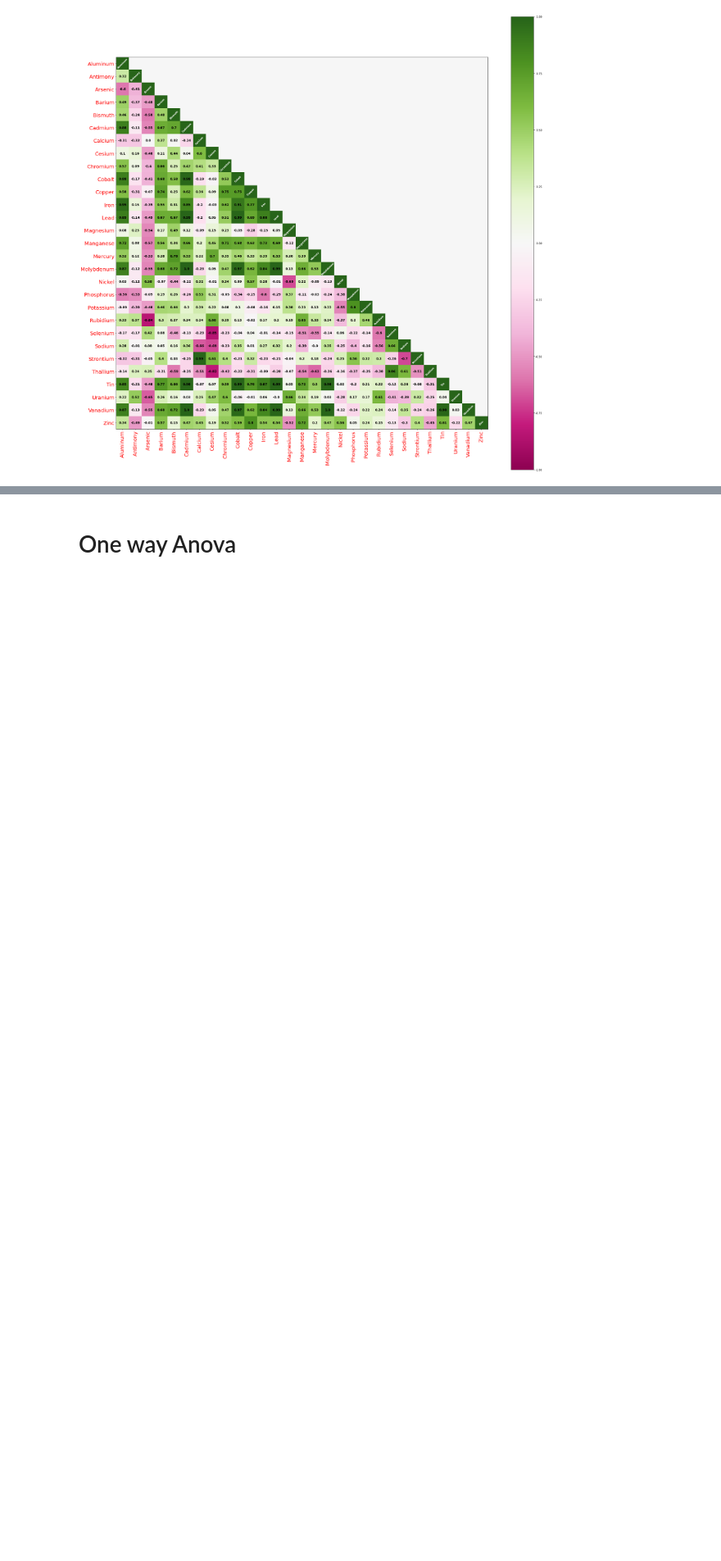
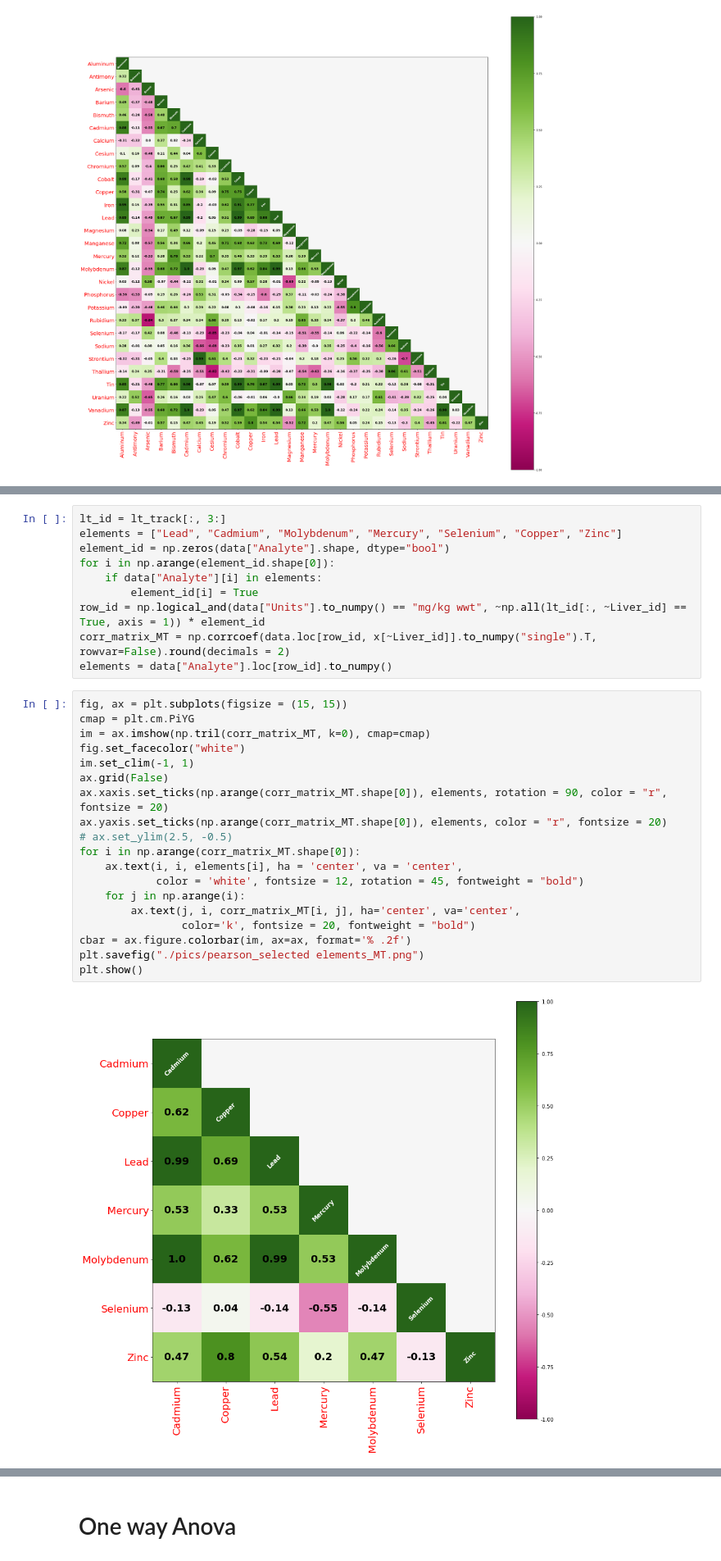
Before and after one commit to amirmtaghizadegan/Sturgeon, a Jupyter notebook: dup.ipynb, the cells around one changed output, grey strips where cells are left out. Shown at 82% size. Drawn from its saved outputs; the diff is of its cells as text; blank space fills up the shorter version.

Commit message:
"punch_data read and processed"

```diff
--- a/dup.ipynb
+++ b/dup.ipynb
@@ -239,0 +244,31 @@ plt.show()
+# %%
+lt_id = lt_track[:, 3:]
+elements = ["Lead", "Cadmium", "Molybdenum", "Mercury", "Selenium", "Copper", "Zinc"]
+element_id = np.zeros(data["Analyte"].shape, dtype="bool")
+for i in np.arange(element_id.shape[0]):
+    if data["Analyte"][i] in elements:
+        element_id[i] = True
+row_id = np.logical_and(data["Units"].to_numpy() == "mg/kg wwt", ~np.all(lt_id[:, ~Liver_id] == True, axis = 1)) * element_id
+corr_matrix_MT = np.corrcoef(data.loc[row_id, x[~Liver_id]].to_numpy("single").T, rowvar=False).round(decimals = 2)
+elements = data["Analyte"].loc[row_id].to_numpy()
+# %%
+fig, ax = plt.subplots(figsize = (15, 15))
+cmap = plt.cm.PiYG
+im = ax.imshow(np.tril(corr_matrix_MT, k=0), cmap=cmap)
+fig.set_facecolor("white")
+im.set_clim(-1, 1)
+ax.grid(False)
+ax.xaxis.set_ticks(np.arange(corr_matrix_MT.shape[0]), elements, rotation = 90, color = "r", fontsize = 20)
+ax.yaxis.set_ticks(np.arange(corr_matrix_MT.shape[0]), elements, color = "r", fontsize = 20)
+# ax.set_ylim(2.5, -0.5)
+for i in np.arange(corr_matrix_MT.shape[0]):
+    ax.text(i, i, elements[i], ha = 'center', va = 'center',
+            color = 'white', fontsize = 12, rotation = 45, fontweight = "bold")
+    for j in np.arange(i):
+        ax.text(j, i, corr_matrix_MT[i, j], ha='center', va='center',
+                color='k', fontsize = 20, fontweight = "bold")
+cbar = ax.figure.colorbar(im, ax=ax, format='% .2f')
+plt.savefig("./pics/pearson_selected elements_MT.png")
+plt.show()
+# %% [output]
+[figure, added]
```
Also changed, not shown: parts of 8 cells of this notebook, 3 other files.
